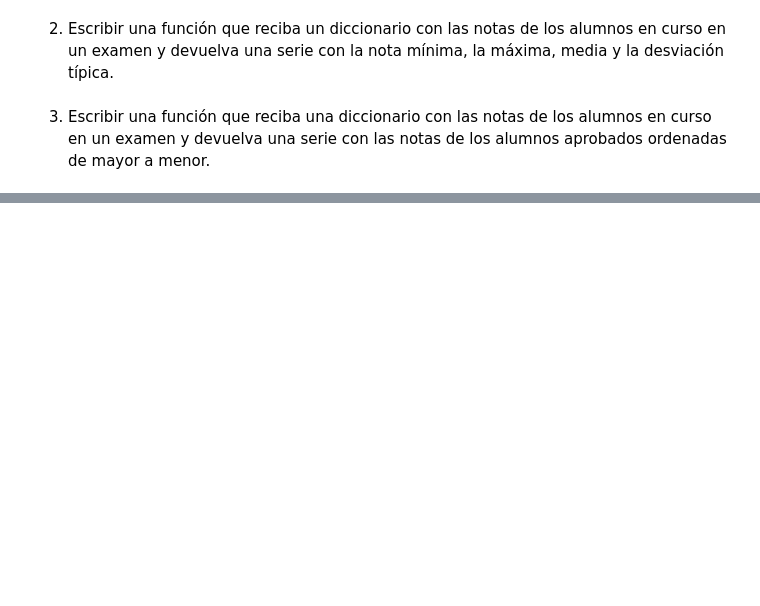
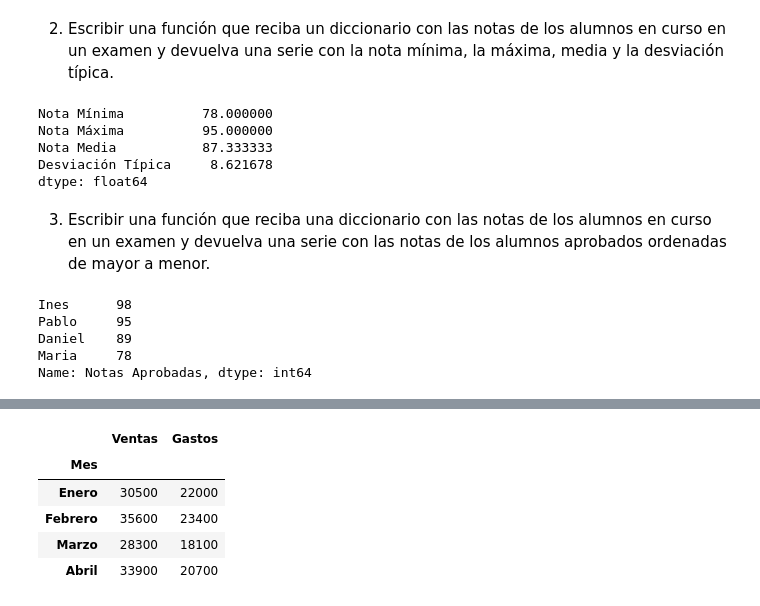
Before and after one commit to DanielDataAnalyst/Bootcamp-Awakelab-Analisis-de-Datos, a Jupyter notebook: M3_AE2_Ejercicios.ipynb, the cells around one changed output, grey strips where cells are left out. Cells and saved outputs as stored; diff of their text form; code cells hidden in the pictures; blank space fills up the shorter version.

```diff
--- a/M3_AE2_Ejercicios.ipynb
+++ b/M3_AE2_Ejercicios.ipynb
@@ -25,2 +63,12 @@ Introduzca las ventas del año 2021: 23
+# %%
+notas_alumnos = {"Daniel":89,"Pablo":95, "Maria":78}
+
+estadisticas_notas(notas_alumnos)
+# %% [output]
+Nota Mínima          78.000000
+Nota Máxima          95.000000
+Nota Media           87.333333
+Desviación Típica     8.621678
+dtype: float64
 # %% [markdown]
 3. Escribir una función que reciba una diccionario con las notas de los alumnos en curso en un examen y devuelva una serie con las notas de los alumnos aprobados ordenadas de mayor a menor.
@@ -27,5 +82,30 @@ Introduzca las ventas del año 2021: 23
+# %%
+notas_alumnos_examen = {"Daniel":89,"Pablo":95, "Maria":78, "Ines": 98, "Carol":56}
+
+notas_aprobados(notas_alumnos_examen, 60)
+# %% [output]
+Ines      98
+Pablo     95
+Daniel    89
+Maria     78
+Name: Notas Aprobadas, dtype: int64
 # %% [markdown]
 4. Escribir programa que genere y muestre por pantalla un DataFrame con los datos de la tabla siguiente:
 
 
 ![Sin título.jpg](embedded-picture-1)
+# %%
+datos ={'Mes':['Enero','Febrero','Marzo','Abril']
+        ,'Ventas':[30500, 35600, 28300, 33900]
+        ,'Gastos':[22000, 23400, 18100, 20700]}
+
+df = pd.DataFrame(datos)
+df.set_index('Mes', inplace=True)
+df
+# %% [output]
+|  | Ventas | Gastos |
+| Mes |  |  |
+| Enero | 30500 | 22000 |
+| Febrero | 35600 | 23400 |
+| Marzo | 28300 | 18100 |
+| Abril | 33900 | 20700 |
```
Also changed, not shown: parts of 4 cells of this notebook.
